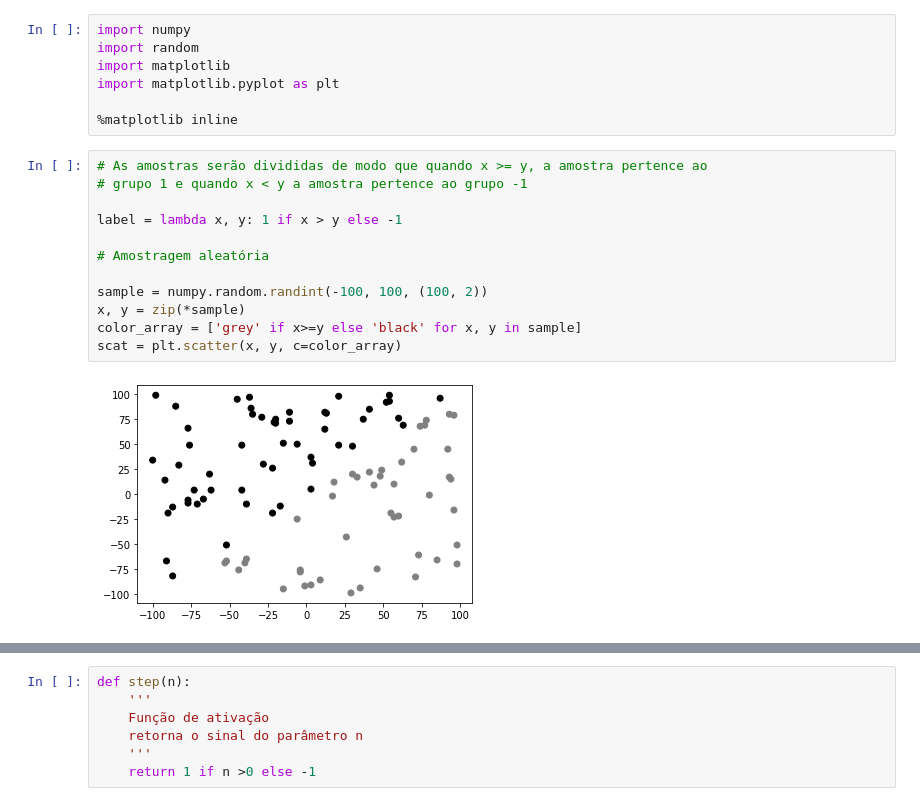
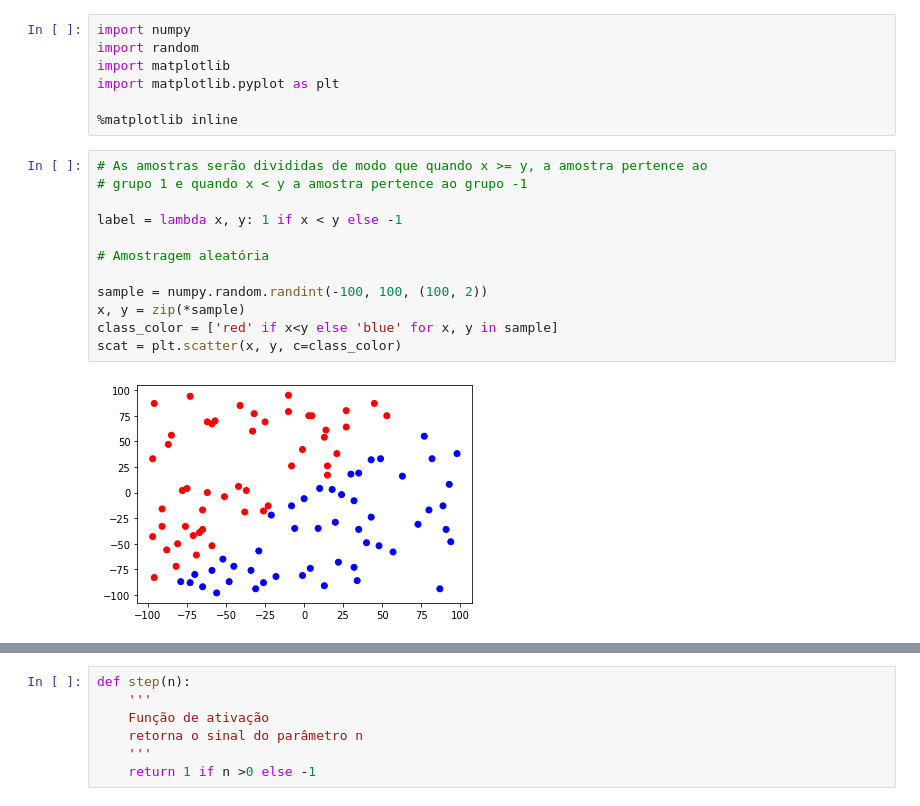
Before and after one commit to aplneto/IF702, a Jupyter notebook: McCulloch_Pitts.ipynb, the cells around one changed output, grey strips where cells are left out. Saved outputs shown, nothing was run; the diff lists cells and outputs as text.

```diff
--- a/McCulloch_Pitts.ipynb
+++ b/McCulloch_Pitts.ipynb
@@ -10,17 +10,17 @@ import matplotlib.pyplot as plt
 # %%
 # As amostras serão divididas de modo que quando x >= y, a amostra pertence ao
 # grupo 1 e quando x < y a amostra pertence ao grupo -1
 
-label = lambda x, y: 1 if x > y else -1
+label = lambda x, y: 1 if x < y else -1
 
 # Amostragem aleatória
 
 sample = numpy.random.randint(-100, 100, (100, 2))
 x, y = zip(*sample)
-color_array = ['grey' if x>=y else 'black' for x, y in sample]
-scat = plt.scatter(x, y, c=color_array)
+class_color = ['red' if x<y else 'blue' for x, y in sample]
+scat = plt.scatter(x, y, c=class_color)
 # %% [output]
-[figure, old version]
+[figure, new version]
 # %% [markdown]
 ## Função de ativação: step
 
```
Also changed, not shown: parts of 4 cells of this notebook.
